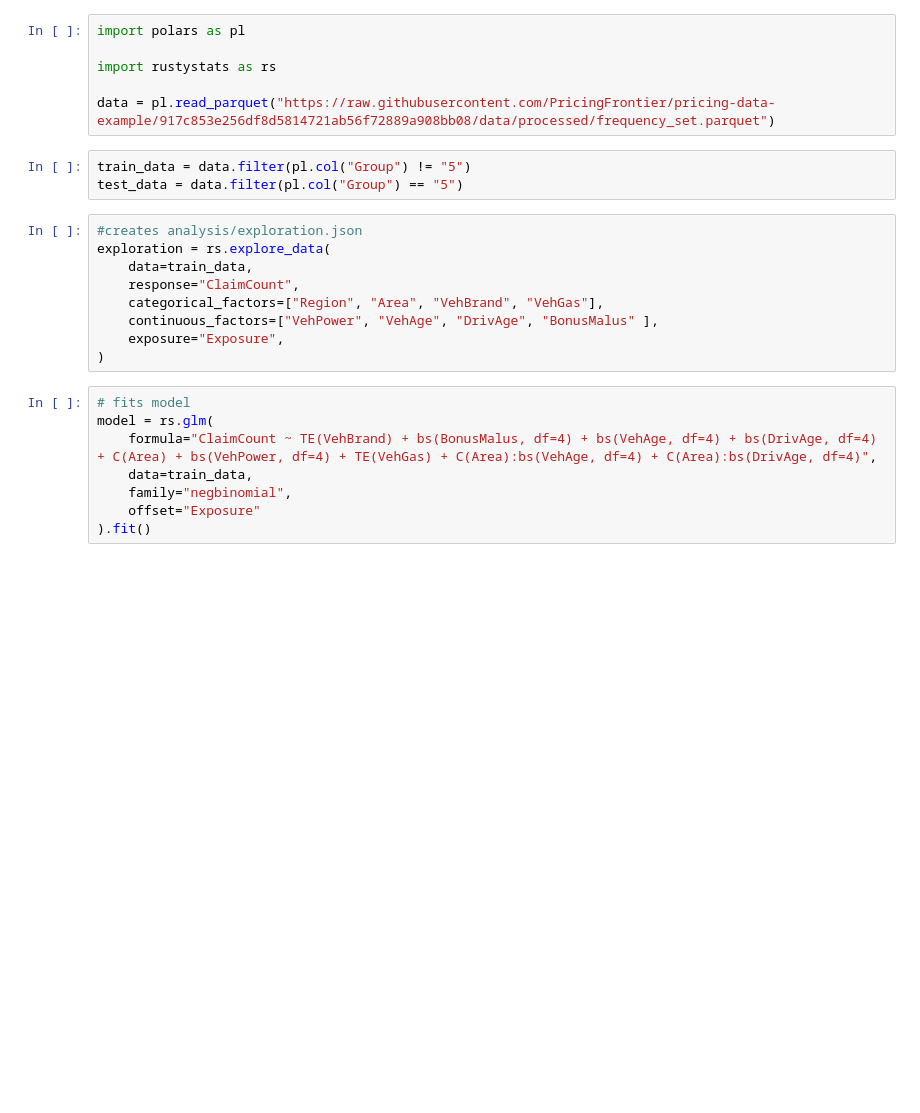
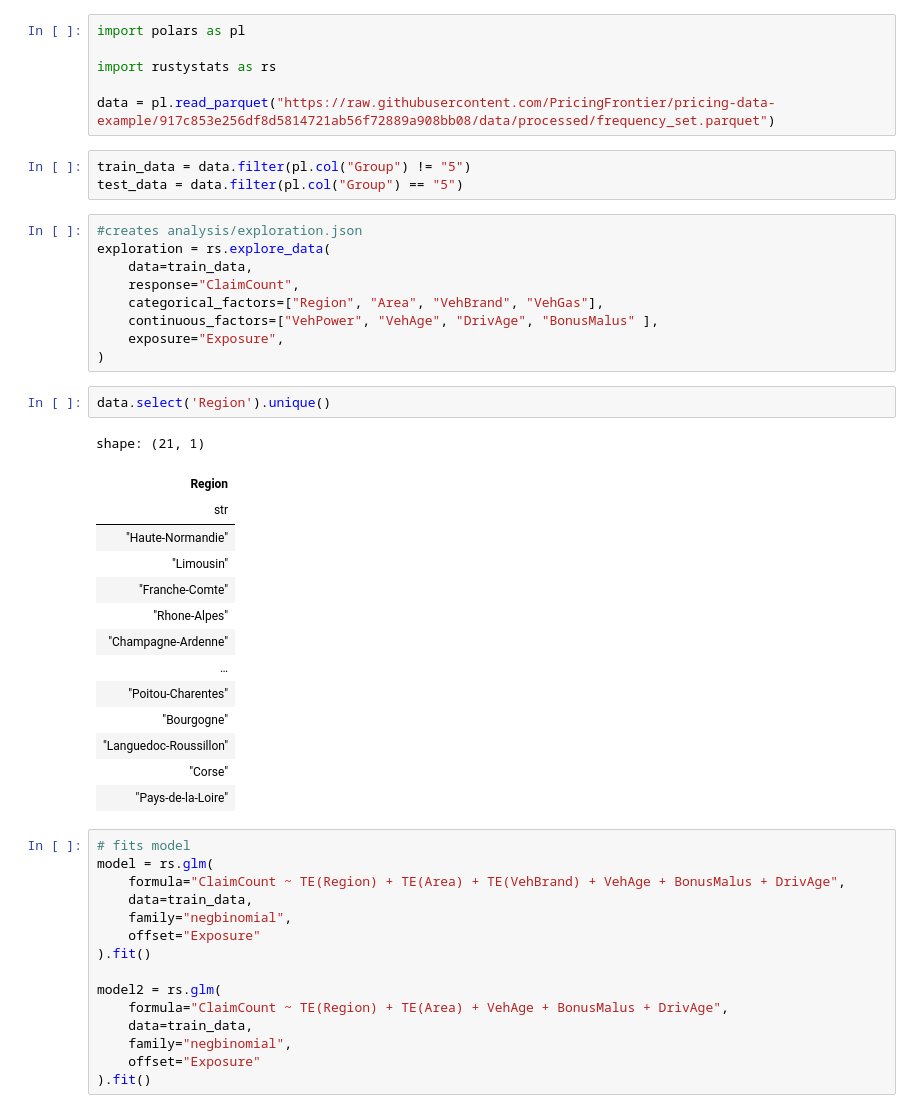
Before and after one commit to PricingFrontier/rustystats, a Jupyter notebook: examples/frequency_code.ipynb, the cells around one changed output. Cells and saved outputs as stored; diff of their text form; blank space fills up the shorter version.

```diff
--- a/examples/frequency_code.ipynb
+++ b/examples/frequency_code.ipynb
@@ -16,14 +16,38 @@ exploration = rs.explore_data(
     continuous_factors=["VehPower", "VehAge", "DrivAge", "BonusMalus" ],
     exposure="Exposure",
 )
+# %%
+data.select('Region').unique()
+# %% [output]
+shape: (21, 1)
+| Region |
+| str |
+| "Haute-Normandie" |
+| "Limousin" |
+| "Franche-Comte" |
+| "Rhone-Alpes" |
+| "Champagne-Ardenne" |
+| … |
+| "Poitou-Charentes" |
+| "Bourgogne" |
+| "Languedoc-Roussillon" |
+| "Corse" |
+| "Pays-de-la-Loire" |
 # %%
 # fits model
 model = rs.glm(
-    formula="ClaimCount ~ TE(VehBrand) + bs(BonusMalus, df=4) + bs(VehAge, df=4) + bs(DrivAge, df=4) + C(Area) + bs(VehPower, df=4) + TE(VehGas) + C(Area):bs(VehAge, df=4) + C(Area):bs(DrivAge, df=4)",
+    formula="ClaimCount ~ TE(Region) + TE(Area) + TE(VehBrand) + VehAge + BonusMalus + DrivAge",
     data=train_data,
     family="negbinomial",
     offset="Exposure"
 ).fit()
+
+model2 = rs.glm(
+    formula="ClaimCount ~ TE(Region) + TE(Area) + VehAge + BonusMalus + DrivAge",
+    data=train_data,
+    family="negbinomial",
+    offset="Exposure"
+).fit()
 # %%
 print(model.summary())
 # %% [output]
```
Also changed, not shown: parts of 3 cells of this notebook, 10 other files.
